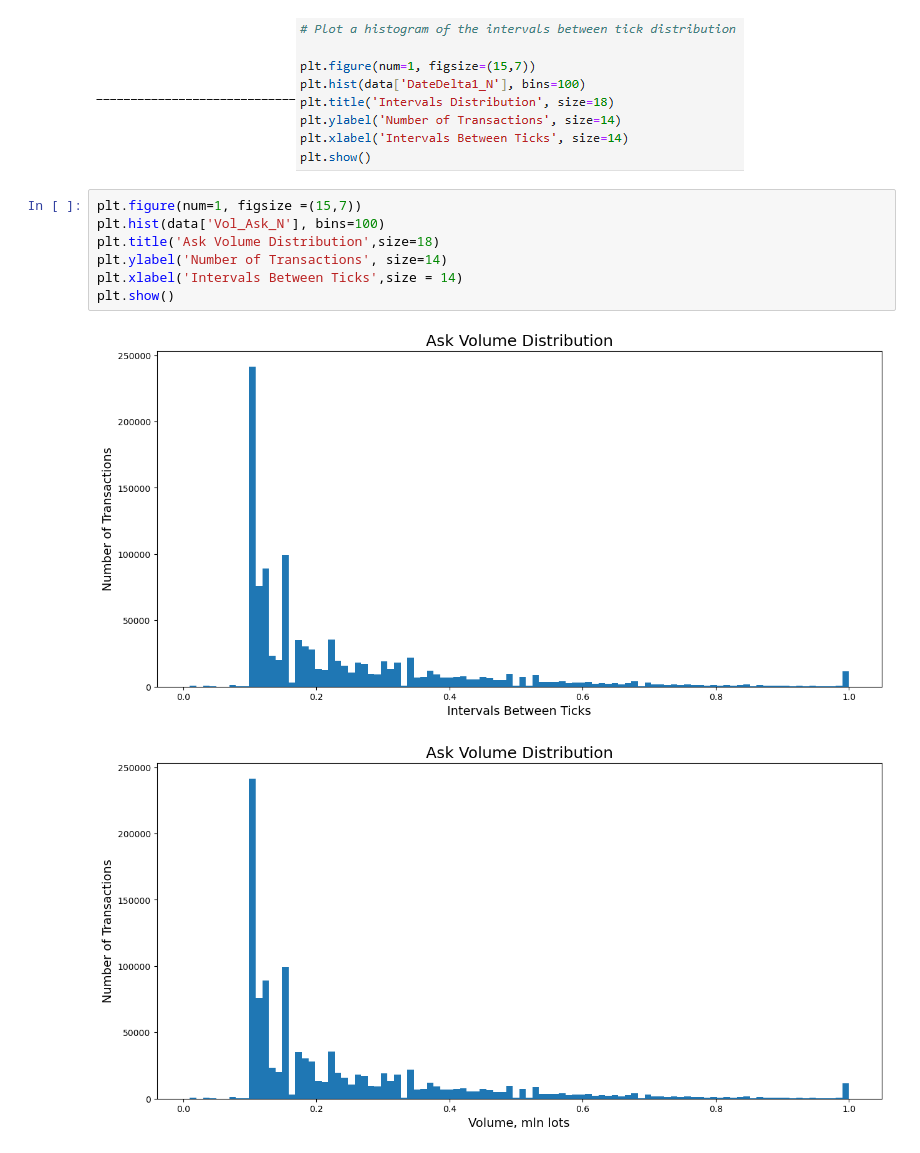
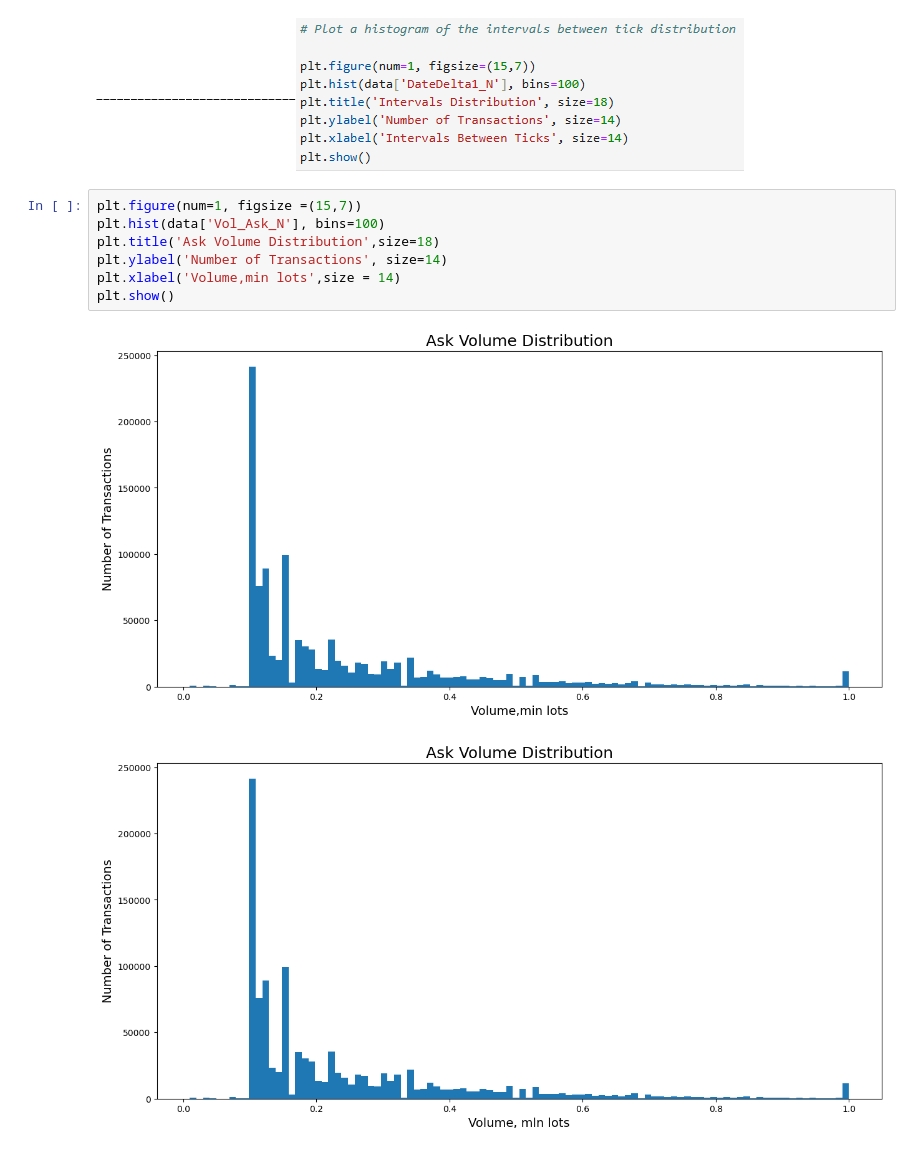
Before and after one commit to Nithya-2-2/MachineLearningInFinance, a Jupyter notebook: LAB5/Week-5-CNN_EUR-USD_ML_in-Finance__Final-1.ipynb, the cells around one changed output. Drawn from its saved outputs; the diff is of its cells as text.

```diff
--- a/LAB5/Week-5-CNN_EUR-USD_ML_in-Finance__Final-1.ipynb
+++ b/LAB5/Week-5-CNN_EUR-USD_ML_in-Finance__Final-1.ipynb
@@ -168,12 +185,12 @@ _____________________________![image.png](attachment:e68eab4d-44c5-40bd-86ec-ad7
 # %%
 plt.figure(num=1, figsize =(15,7))
 plt.hist(data['Vol_Ask_N'], bins=100)
 plt.title('Ask Volume Distribution',size=18)
 plt.ylabel('Number of Transactions', size=14)
-plt.xlabel('Intervals Between Ticks',size = 14)
+plt.xlabel('Volume,min lots',size = 14)
 plt.show()
 # %% [output]
-[figure, old version]
+[figure, new version]
 # %%
 # %% [output]
 [figure]
```
Also changed, not shown: parts of 18 cells of this notebook, 1 other file.
